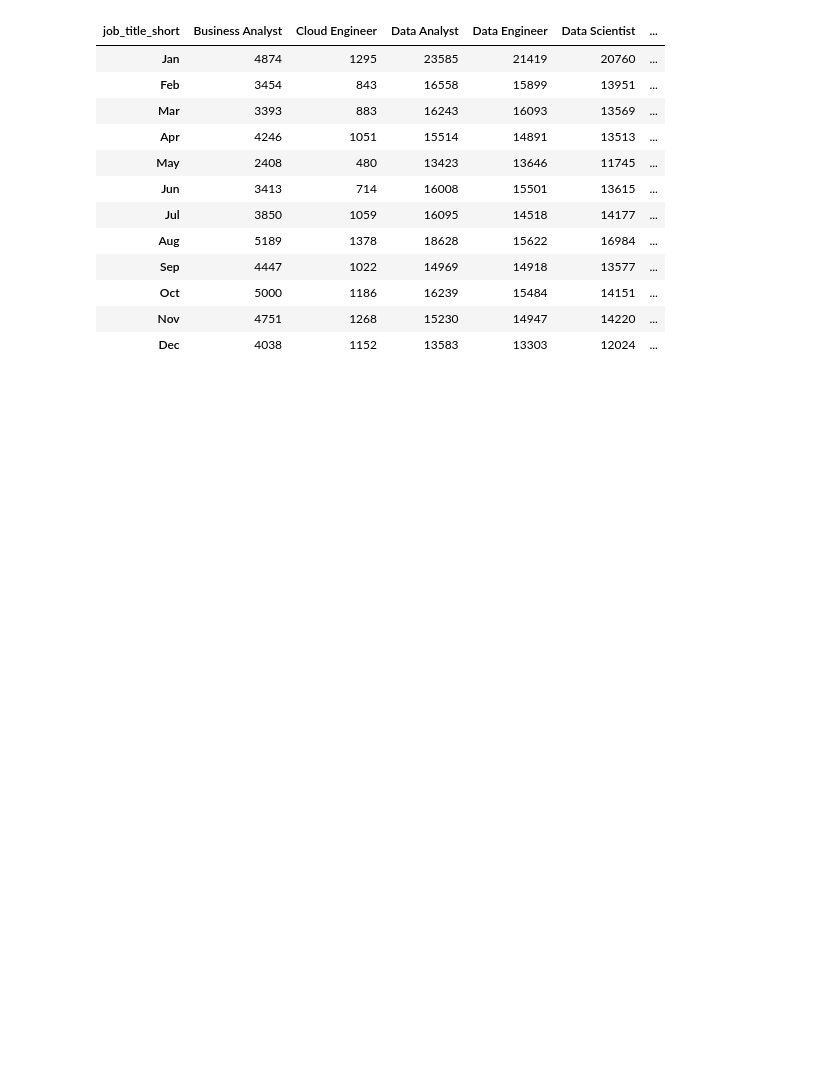
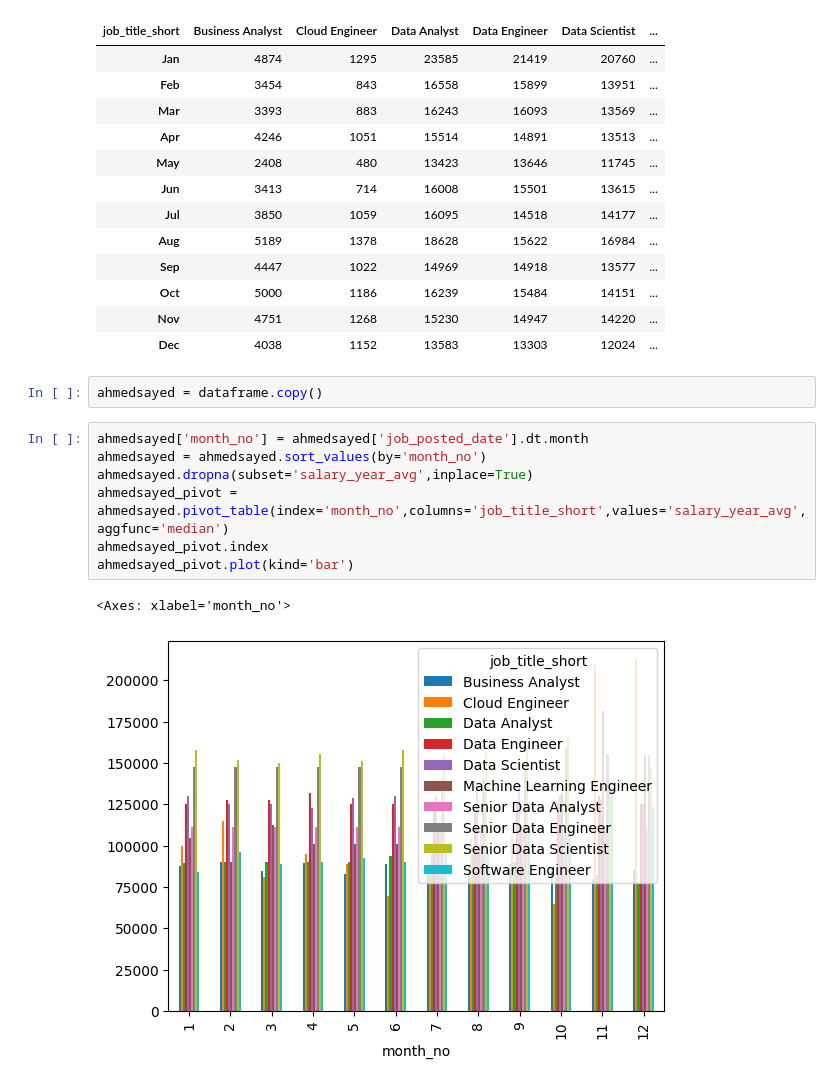
Before and after one commit to ahmedsayedtalib/data-analytics, a Jupyter notebook: training.ipynb, the cells around one changed output. Cells and saved outputs as stored; diff of their text form; blank space fills up the shorter version.

```diff
--- a/training.ipynb
+++ b/training.ipynb
@@ -1234,3 +1238,15 @@ all_quarters
 | Oct | 5000 | 1186 | 16239 | 15484 | 14151 | ... |
 | Nov | 4751 | 1268 | 15230 | 14947 | 14220 | ... |
 | Dec | 4038 | 1152 | 13583 | 13303 | 12024 | ... |
+# %%
+ahmedsayed = dataframe.copy()
+# %%
+ahmedsayed['month_no'] = ahmedsayed['job_posted_date'].dt.month
+ahmedsayed = ahmedsayed.sort_values(by='month_no')
+ahmedsayed.dropna(subset='salary_year_avg',inplace=True)
+ahmedsayed_pivot = ahmedsayed.pivot_table(index='month_no',columns='job_title_short',values='salary_year_avg',aggfunc='median')
+ahmedsayed_pivot.index
+ahmedsayed_pivot.plot(kind='bar')
+# %% [output]
+<Axes: xlabel='month_no'>
+[figure, added]
```
Also changed, not shown: parts of 88 cells of this notebook, 3 other files.
